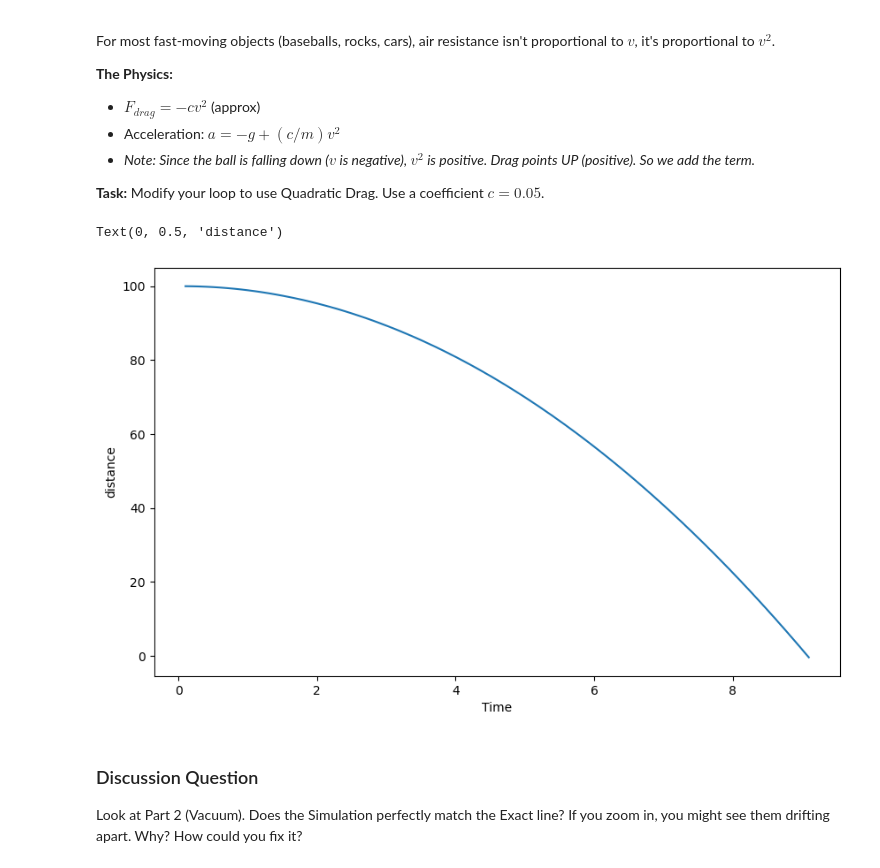
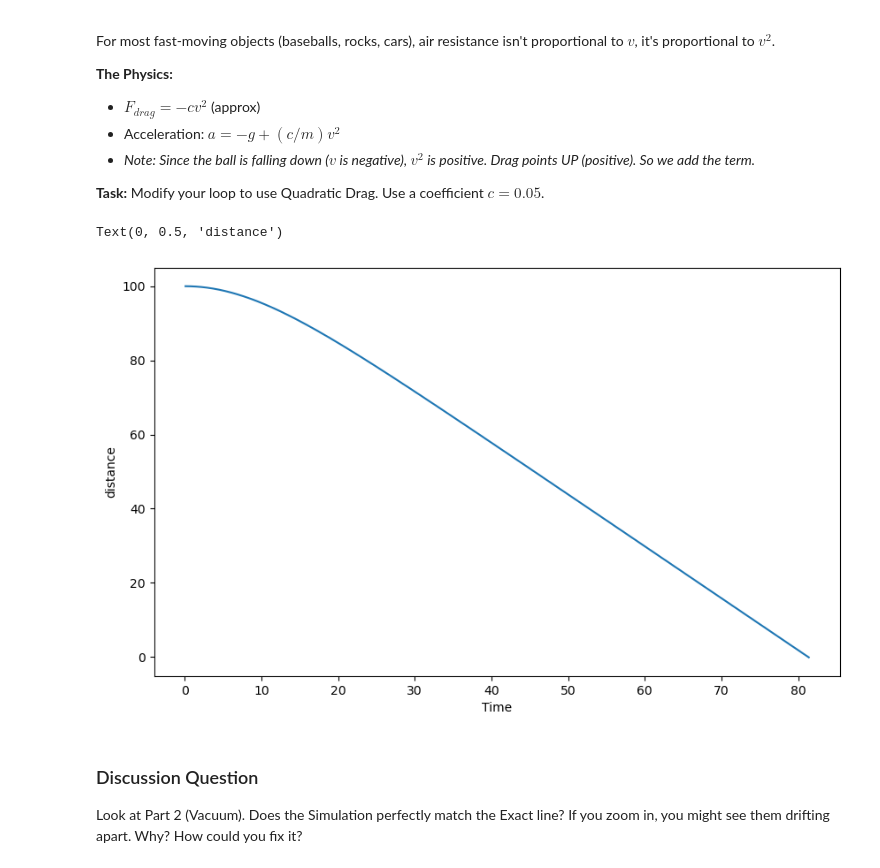
Before and after one commit to jlneal3/Phys345_JN_Labs, a Jupyter notebook: EulerMethod_exercise.ipynb, the cells around one changed output. Saved outputs shown, nothing was run; the diff lists cells and outputs as text; code cells hidden in the pictures.

```diff
--- a/EulerMethod_exercise.ipynb
+++ b/EulerMethod_exercise.ipynb
@@ -54,10 +54,10 @@ while y > 0: # Run until it hits the ground
     # --- TODO: FILL IN THE PHYSICS HERE ---
     # 1. Calculate Acceleration (a = F_net / m)
     # Hint: Remember gravity points down (-), drag opposes velocity
-    a = F_net/m #<--- REPLACE THIS
+    a = g-(b/m)*v #<--- REPLACE THIS
+    v = v + a * dt
+    y = y + v * dt  #updating position
     #v = v + a * dt
-    y = y + v * dt  #updating position
-    v = v + a * dt
     # 4. Advance Time
     t += dt
 
@@ -151,36 +151,36 @@ Modify your loop to use Quadratic Drag. Use a coefficient $c = 0.05$.
 # %%
 # Reset
 y_2 = 100.0
 v_2 = 0.0
 t = 0
 c = 0.05 # Quadratic drag coefficient
 m_2 = 1.0
 F_drag = -1*c*v**2
 dt_2 = 0.1
 t_quad = []
 y_quad = []
 
 while y_2 > 0:
     # --- TODO: MODIFY PHYSICS FOR V^2 DRAG ---
     # Remember: acceleration = -g + (DragForce / m)
-    a = g+(c/m_2)*(v**2) # <--- REPLACE WITH QUADRATIC FORMULA
+    a = g+(c/m_2)*(v_2**2) # <--- REPLACE WITH QUADRATIC FORMULA
 
     # Euler Update (These lines usually stay the same!)
     y_2 = y_2 + v_2 * dt  #updating position
-    v_2 = v_2 + g * dt
+    v_2 = v_2 + a * dt
     t += dt_2
 
     t_quad.append(t)
     y_quad.append(y_2)
 
 # PLOT ALL THREE TOGETHER
 plt.figure(figsize=(10,6))
 plt.plot(t_quad, y_quad)
 plt.xlabel('Time')
 plt.ylabel('distance')
 # %% [output]
 Text(0, 0.5, 'distance')
-[figure, old version]
+[figure, new version]
 # %% [markdown]
 ### Discussion Question
 Look at Part 2 (Vacuum). Does the Simulation perfectly match the Exact line? If you zoom in, you might see them drifting apart. Why? How could you fix it?
```
Also changed, not shown: parts of 6 cells of this notebook.
